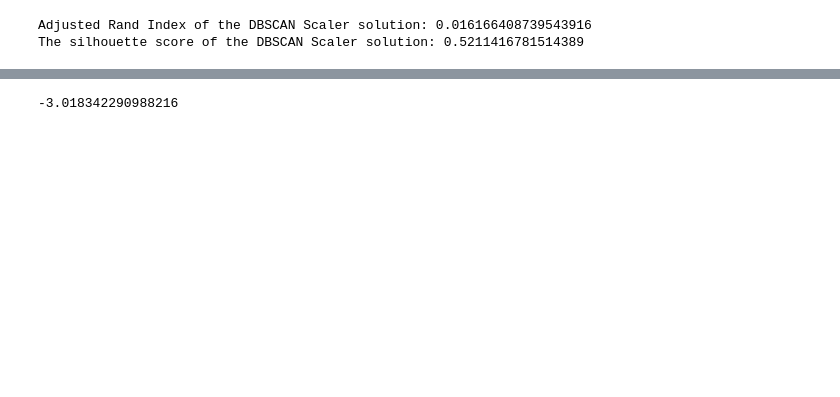
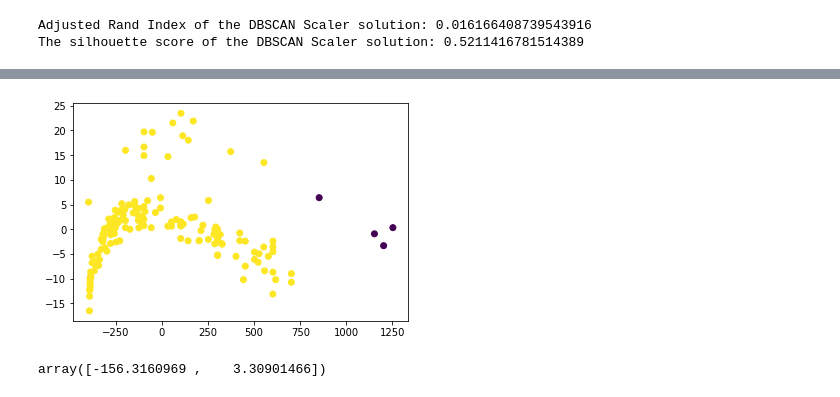
Before and after one commit to iamkkdev/Thinkful-github, a Jupyter notebook: UnsupCap1.ipynb, the cells around one changed output, grey strips where cells are left out. Cells and saved outputs as stored; diff of their text form; code cells hidden in the pictures; blank space fills up the shorter version.

```diff
--- a/UnsupCap1.ipynb
+++ b/UnsupCap1.ipynb
@@ -211,4 +221,9 @@ IndexError: string index out of range
+# %%
+plt.scatter(pca[:,0], pca[:,1], c = y_dbscan1)
+plt.show()
+# %% [output]
+[figure, added]
 # %%
-pca[i,0]
+pca[0]
 # %% [output]
--3.018342290988216
+array([-156.3160969 ,    3.30901466])
```
Also changed, not shown: parts of 44 cells of this notebook.
